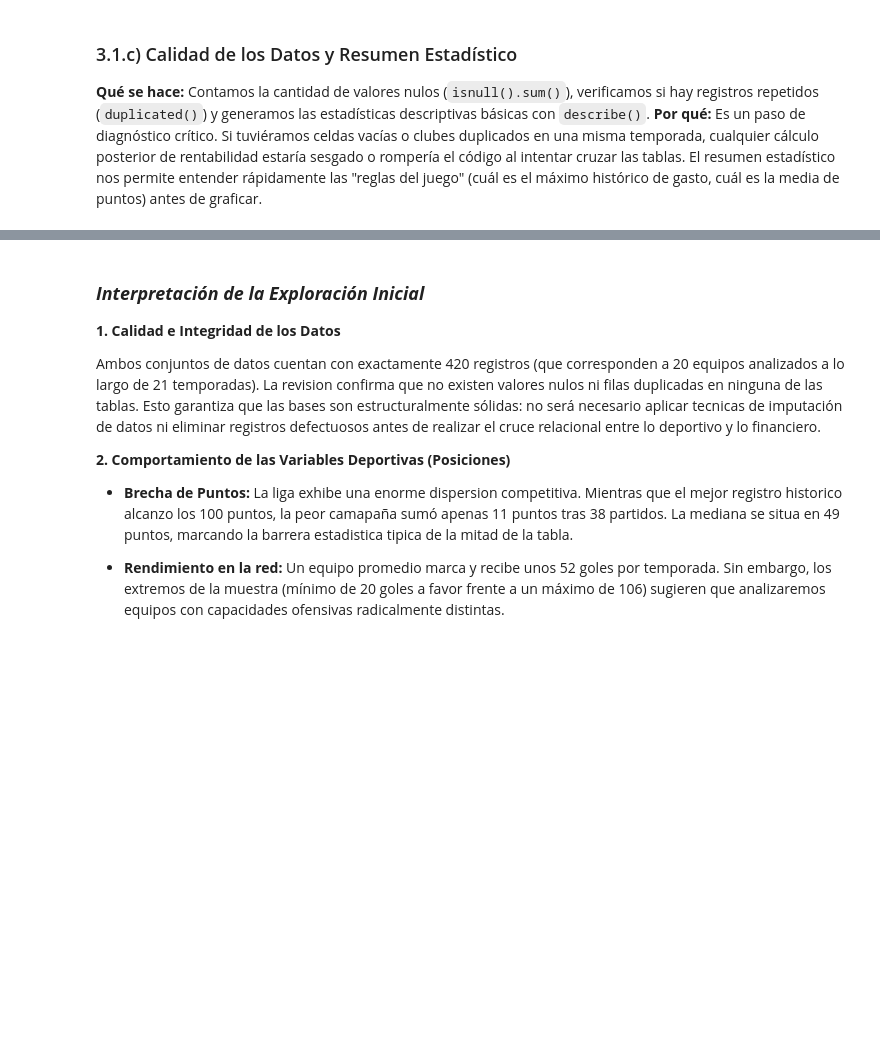
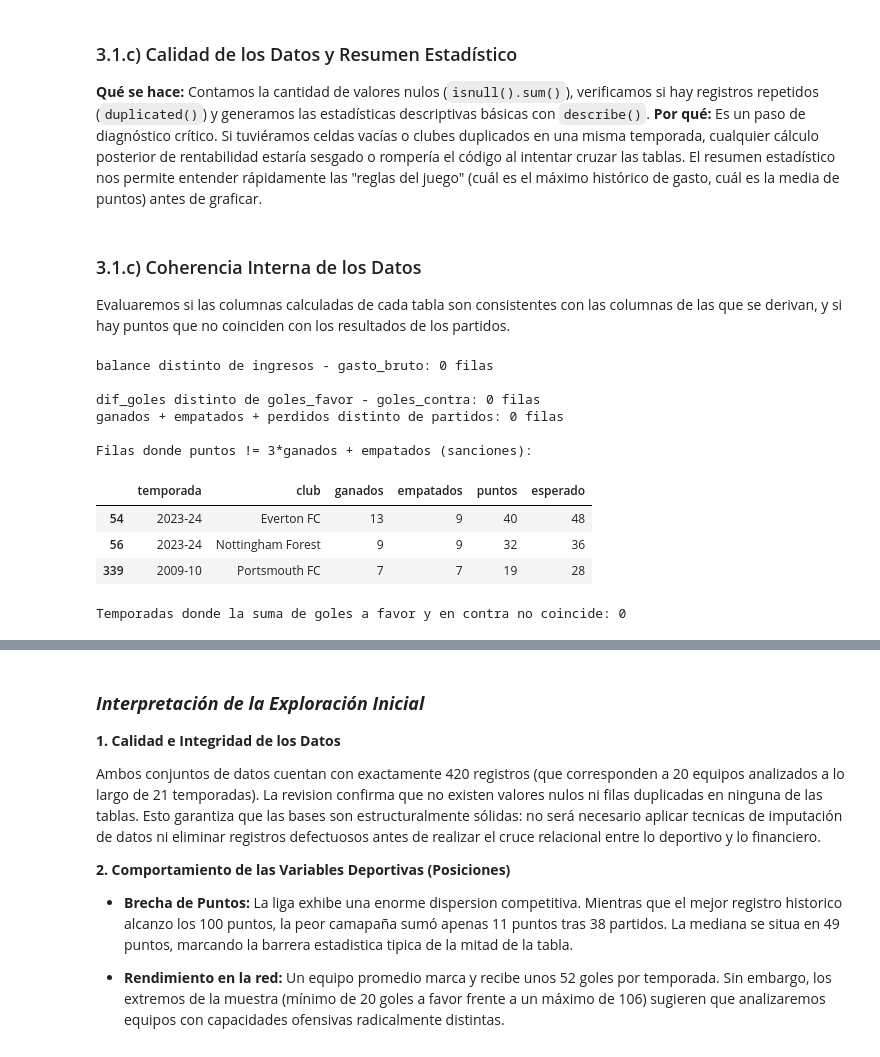
Before and after one commit to valeencamargo14/TP-Labo-, a Jupyter notebook: TP_Labo.ipynb, the cells around one changed output, grey strips where cells are left out. Cells and saved outputs as stored; diff of their text form; code cells hidden in the pictures; blank space fills up the shorter version.

```diff
--- a/TP_Labo.ipynb
+++ b/TP_Labo.ipynb
@@ -156,3 +156,35 @@ max     630.250000   57.000000  339.250000   48.00000  129.310000  562.390000
 ### 3.1.c) Calidad de los Datos y Resumen Estadístico
 **Qué se hace:** Contamos la cantidad de valores nulos (`isnull().sum()`), verificamos si hay registros repetidos (`duplicated()`) y generamos las estadísticas descriptivas básicas con `describe()`.
 **Por qué:** Es un paso de diagnóstico crítico. Si tuviéramos celdas vacías o clubes duplicados en una misma temporada, cualquier cálculo posterior de rentabilidad estaría sesgado o rompería el código al intentar cruzar las tablas. El resumen estadístico nos permite entender rápidamente las "reglas del juego" (cuál es el máximo histórico de gasto, cuál es la media de puntos) antes de graficar.
+# %% [markdown]
+### 3.1.c) Coherencia Interna de los Datos
+Evaluaremos si las columnas calculadas de cada tabla son consistentes con las columnas de las que se derivan, y si hay puntos que no coinciden con los resultados de los partidos.
+# %%
+# 2) Coherencia interna
+dif_balance = (df_gastos['ingresos'] - df_gastos['gasto_bruto'] - df_gastos['balance']).abs()
+print(f'balance distinto de ingresos - gasto_bruto: {(dif_balance > 0.05).sum()} filas')
+
+print(f"\ndif_goles distinto de goles_favor - goles_contra: "
+      f"{(df_posiciones['goles_favor'] - df_posiciones['goles_contra'] != df_posiciones['dif_goles']).sum()} filas")
+print(f"ganados + empatados + perdidos distinto de partidos: "
+      f"{(df_posiciones['ganados'] + df_posiciones['empatados'] + df_posiciones['perdidos'] != df_posiciones['partidos']).sum()} filas")
+
+esperado = 3 * df_posiciones['ganados'] + df_posiciones['empatados']
+print('\nFilas donde puntos != 3*ganados + empatados (sanciones):')
+display(df_posiciones[df_posiciones['puntos'] != esperado]
+        [['temporada', 'club', 'ganados', 'empatados', 'puntos']].assign(esperado=esperado))
+
+goles = df_posiciones.groupby('temporada')[['goles_favor', 'goles_contra']].sum()
+print(f'Temporadas donde la suma de goles a favor y en contra no coincide: {(goles.goles_favor != goles.goles_contra).sum()}')
+# %% [output]
+balance distinto de ingresos - gasto_bruto: 0 filas
+
+dif_goles distinto de goles_favor - goles_contra: 0 filas
+ganados + empatados + perdidos distinto de partidos: 0 filas
+
+Filas donde puntos != 3*ganados + empatados (sanciones):
+|  | temporada | club | ganados | empatados | puntos | esperado |
+| 54 | 2023-24 | Everton FC | 13 | 9 | 40 | 48 |
+| 56 | 2023-24 | Nottingham Forest | 9 | 9 | 32 | 36 |
+| 339 | 2009-10 | Portsmouth FC | 7 | 7 | 19 | 28 |
+Temporadas donde la suma de goles a favor y en contra no coincide: 0
```
Also changed, not shown: parts of 7 cells of this notebook.
